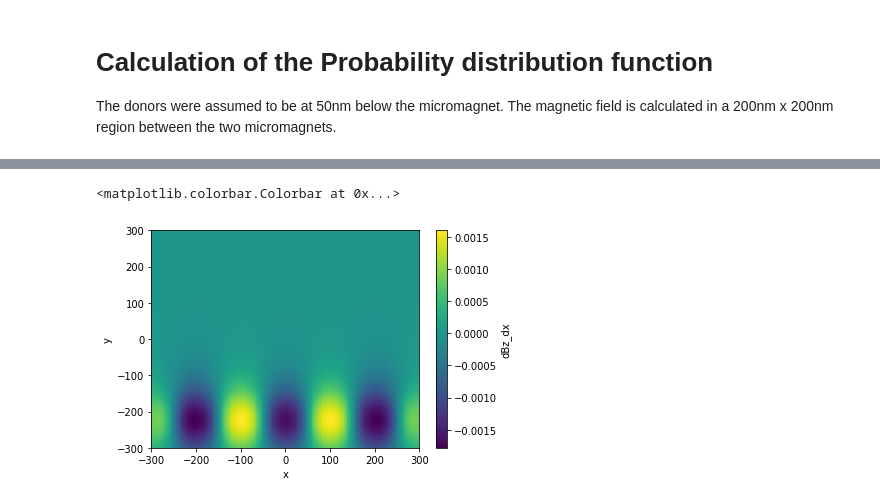
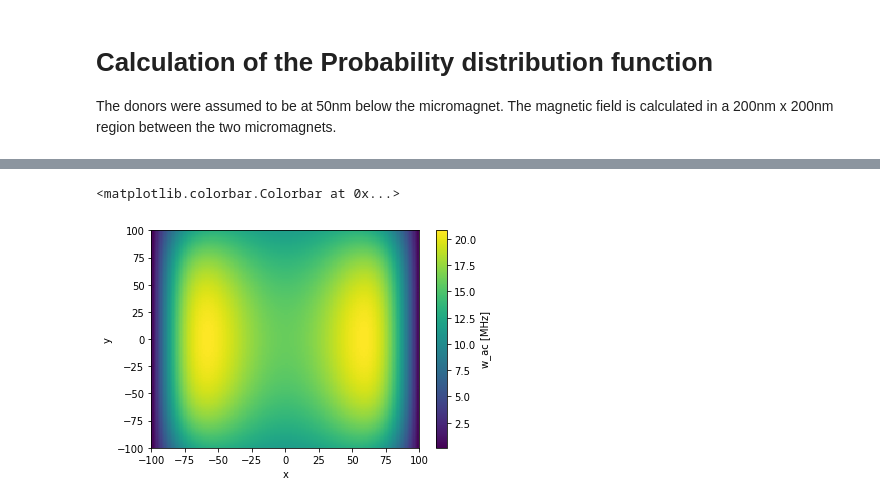
Before and after one commit to sandeshkalantre/donor-micromagnet-arch, a Jupyter notebook: code/micromagnet.ipynb, the cells around one changed output, grey strips where cells are left out. Drawn from its saved outputs; the diff is of its cells as text; code cells hidden in the pictures.

```diff
--- a/code/micromagnet.ipynb
+++ b/code/micromagnet.ipynb
@@ -7,13 +9,14 @@ import numpy as np
 import matplotlib.pyplot as plt
 %matplotlib inline
 
-dataset = 'slant.dat'
+dataset = 'two.dat'
 bxData = np.loadtxt("/Users/sandesh/repos/donor-micromagnet-arch/code/B field data/Bx_"+dataset)
 byData = np.loadtxt("/Users/sandesh/repos/donor-micromagnet-arch/code/B field data/By_"+dataset)
 bzData = np.loadtxt("/Users/sandesh/repos/donor-micromagnet-arch/code/B field data/Bz_"+dataset)
 
-x = np.linspace(-300,300,bxData.shape[1])
-y = np.linspace(-300,300,bxData.shape[0])
+print(bxData.shape)
+x = np.linspace(-100,100,bxData.shape[1])
+y = np.linspace(-100,100,bxData.shape[0])
 XX,YY = np.meshgrid(x,y)
 
 plt.figure(1)
@@ -23,6 +26,7 @@ plt.ylabel("y (nm)")
 cbar = plt.colorbar()
 cbar.set_label("B(T)")
 plt.title(r"$B_x$ in the donor plane")
+plt.savefig("/Users/sandesh/Desktop/Bx.png",dpi=300)
 
 plt.figure(2)
 plt.pcolor(XX,YY,bzData)
@@ -31,4 +35,5 @@ plt.ylabel("y (nm)")
 cbar = plt.colorbar()
 cbar.set_label("B(T)")
 plt.title(r"$B_z$ in the donor plane")
+plt.savefig("/Users/sandesh/Desktop/Bz.png",dpi=300)
 # %% [output]
@@ -37,0 +62,14 @@ plt.title(r"$B_z$ in the donor plane")
+# %%
+dx =200/bzData.shape[0]
+bz_gradient = np.gradient(bzData,dx)
+plt.figure(1)
+plt.pcolor(XX,YY,bz_gradient[1])
+plt.xlabel("x")
+plt.ylabel("y")
+plt.colorbar(label="dBz_dx [T/nm]")
+plt.figure(2)
+by_gradient = np.gradient(byData,dx)
+plt.pcolor(XX,YY,by_gradient[1])
+plt.xlabel("x")
+plt.ylabel("y")
+plt.colorbar(label="dBy_dx [T/nm]")
@@ -37,0 +80,13 @@ plt.title(r"$B_z$ in the donor plane")
+# %%
+l_orb = 2.5e-9 # nm
+Delta = 10e-3 #eV
+E_ac = 1e6 #V/m
+
+conv_factor = l_orb**2*E_ac/Delta
+print("conv_factor (nm)",conv_factor*1e9)
+B_ac = 1e9 * conv_factor * np.sqrt(bz_gradient[1]**2 + by_gradient[1]**2)
+
+plt.pcolor(XX,YY,B_ac*1e3)
+plt.xlabel("x")
+plt.ylabel("y")
+plt.colorbar(label="B_ac (mT)")
@@ -38,9 +97,11 @@ plt.title(r"$B_z$ in the donor plane")
 # %%
-bz_gradient = np.gradient(bzData,2)
-plt.pcolor(XX,YY,bz_gradient[1])
+g_mu_b_h = 30e9
+w_ac = g_mu_b_h * B_ac
+
+plt.pcolor(XX,YY,w_ac/1e6)
 plt.xlabel("x")
 plt.ylabel("y")
-plt.colorbar(label="dBz_dx")
+plt.colorbar(label="w_ac [MHz]")
 # %% [output]
 <matplotlib.colorbar.Colorbar at 0x...>
-[figure, old version]
+[figure, new version]
```
Also changed, not shown: parts of 14 cells of this notebook, 7 other files.
